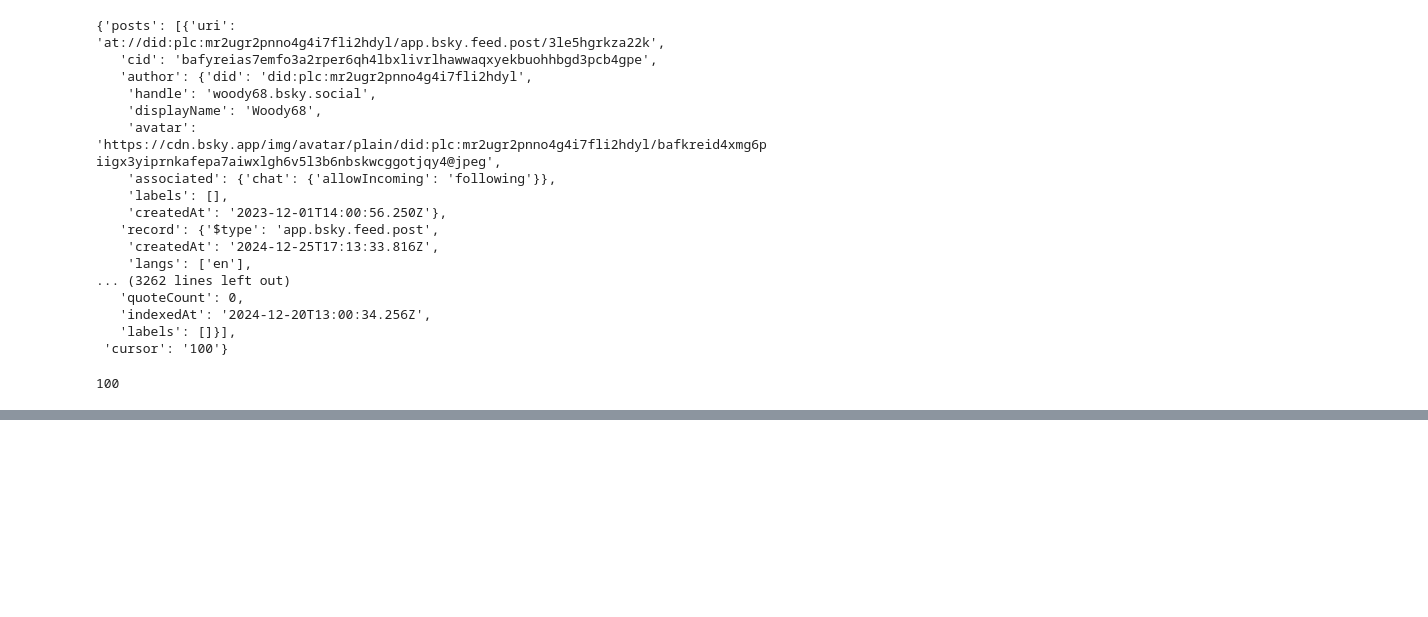
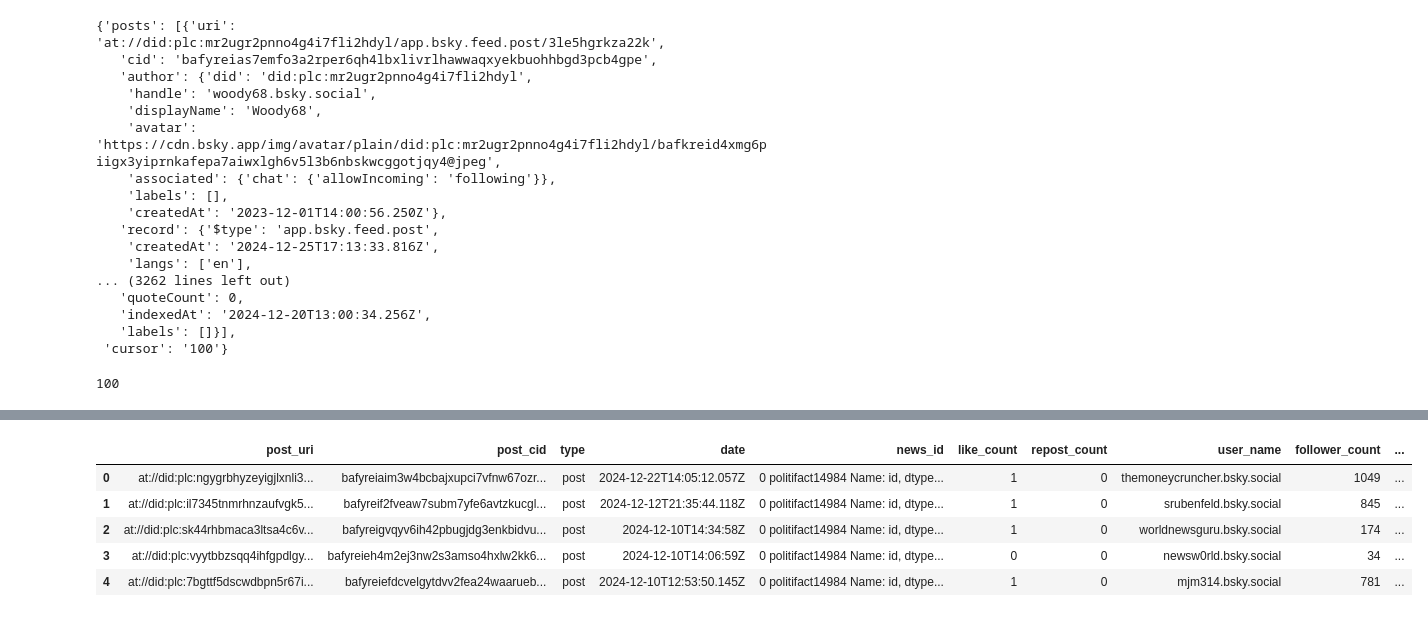
Before and after one commit to celdot/fake_news_bsky_detector, a Jupyter notebook: historical_features_pipeline.ipynb, the cells around one changed output, grey strips where cells are left out. Cells and saved outputs as stored; diff of their text form; code cells hidden in the pictures; blank space fills up the shorter version.

Commit message:
query all the tweets in politifact

```diff
--- a/historical_features_pipeline.ipynb
+++ b/historical_features_pipeline.ipynb
@@ -136,0 +168,39 @@ len(posts["posts"])
+# %%
+def create_dataset(news, limit=100):
+
+    dataset = {"post_uri": [],
+                "post_cid": [],
+                "type": "post",
+                "date": [],
+                "news_id": [],
+                "like_count": [],
+                "repost_count": [],
+                "user_name": [],
+                "follower_count": [],
+                "follows_count": [],
+                }
+
+    count_nonzeros = 0
+
+    for query in tqdm(news["title"]):
+        posts = search_posts(query, limit)
+        nb_of_posts = len(posts["posts"])
+        if nb_of_posts != 0:
+            count_nonzeros += 1
+            print("query", query)
+        for post in posts["posts"]:
+            profile = get_profile(post["author"]["handle"])
+            dataset["post_uri"].append(post["uri"])
+            dataset["post_cid"].append(post["cid"])
+            dataset["date"].append(post["record"]["createdAt"])
+            dataset["news_id"].append(news[news["title"] == query]["id"])
+            dataset["like_count"].append(post["likeCount"])
+            dataset["repost_count"].append(post["repostCount"])
+            dataset["user_name"].append(post["author"]["handle"])
+            dataset["follower_count"].append(profile["followersCount"])
+            dataset["follows_count"].append(profile["followsCount"])
+
+    dataframe = pd.DataFrame(dataset, columns=["post_uri", "post_cid", "type", "date", "news_id", "like_count", "repost_count", "user_name", "follower_count", "follows_count"])
+    print("Number of different news", count_nonzeros)
+
+    return dataframe
@@ -136,0 +244,4 @@ len(posts["posts"])
+# %%
+politifact_real = pd.read_csv("FakeNewsNet/politifact_real.csv")
+# %%
+dataset_politifact_real = create_dataset(politifact_real, 10)
@@ -136,0 +262,9 @@ len(posts["posts"])
+# %%
+dataset_politifact_real.head()
+# %% [output]
+|  | post_uri | post_cid | type | date | news_id | like_count | repost_count | user_name | follower_count | ... |
+| 0 | at://did:plc:ngygrbhyzeyigjlxnli3... | bafyreiaim3w4bcbajxupci7vfnw67ozr... | post | 2024-12-22T14:05:12.057Z | 0 politifact14984 Name: id, dtype... | 1 | 0 | themoneycruncher.bsky.social | 1049 | ... |
+| 1 | at://did:plc:il7345tnmrhnzaufvgk5... | bafyreif2fveaw7subm7yfe6avtzkucgl... | post | 2024-12-12T21:35:44.118Z | 0 politifact14984 Name: id, dtype... | 1 | 0 | srubenfeld.bsky.social | 845 | ... |
+| 2 | at://did:plc:sk44rhbmaca3ltsa4c6v... | bafyreigvqyv6ih42pbugjdg3enkbidvu... | post | 2024-12-10T14:34:58Z | 0 politifact14984 Name: id, dtype... | 1 | 0 | worldnewsguru.bsky.social | 174 | ... |
+| 3 | at://did:plc:vyytbbzsqq4ihfgpdlgy... | bafyreieh4m2ej3nw2s3amso4hxlw2kk6... | post | 2024-12-10T14:06:59Z | 0 politifact14984 Name: id, dtype... | 0 | 0 | newsw0rld.bsky.social | 34 | ... |
+| 4 | at://did:plc:7bgttf5dscwdbpn5r67i... | bafyreiefdcvelgytdvv2fea24waarueb... | post | 2024-12-10T12:53:50.145Z | 0 politifact14984 Name: id, dtype... | 1 | 0 | mjm314.bsky.social | 781 | ... |
```
Also changed, not shown: parts of 9 cells of this notebook, 4 other files.
